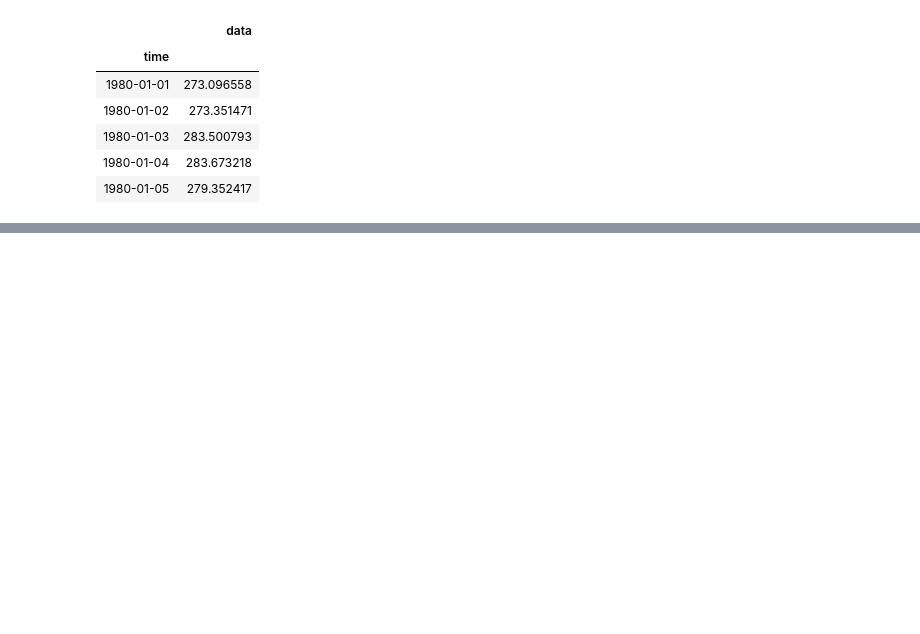
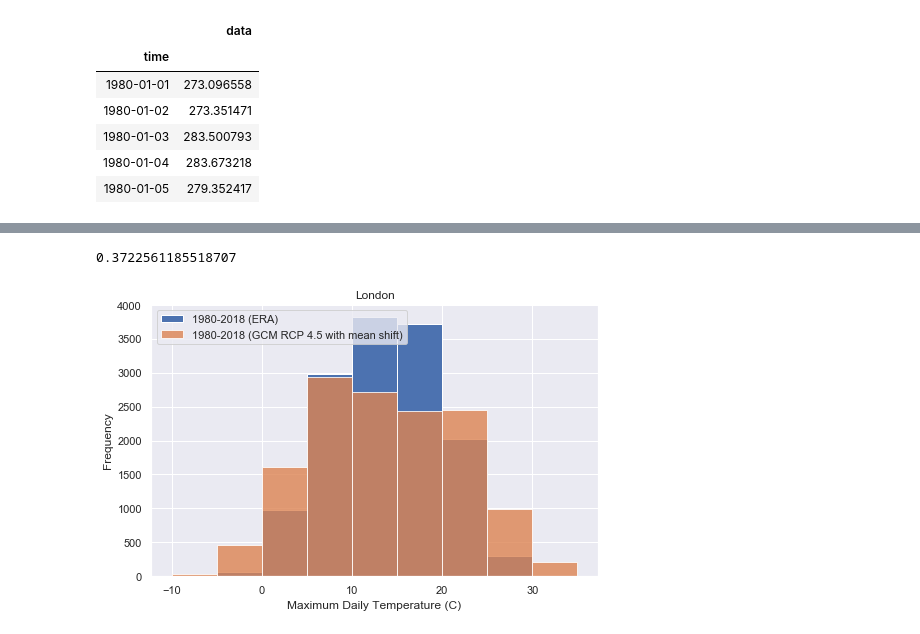
Before and after one commit to raghul-parthipan/urban-climate-downloader, a Jupyter notebook: Week_1.ipynb, the cells around one changed output, grey strips where cells are left out. Drawn from its saved outputs; the diff is of its cells as text; code cells hidden in the pictures; blank space fills up the shorter version.

```diff
--- a/Week_1.ipynb
+++ b/Week_1.ipynb
@@ -79,0 +158,41 @@ plt.show()
+# %%
+#calculate the mean of all the observed data
+
+mean_observed = df_era['temp_celcius'].mean()
+
+#calculate the mean of the rcp45 data for the same period
+
+gcm_ref = df_gcm.iloc[:len(df_era.index),:]
+
+mean_gcm_ref = gcm_ref['temp_celcius'].mean()
+
+#difference in temp
+
+diff = mean_gcm_ref - mean_observed
+
+df_gcm['corrected'] = df_gcm['temp_celcius'] - diff
+
+diff
+# %% [output]
+0.3722561185518707
+# %%
+#test on the reference period
+df_period1_era = df_era['1980-01-01':'2017-12-31']
+df_period1_gcm = df_gcm['1980-01-01':'2017-12-31']
+
+
+fig = plt.figure(figsize = (8,5))
+
+mybins = np.arange(-10,40,5)
+plt.hist(df_period1_era.temp_celcius, label = '1980-2018 (ERA)', alpha = 1, bins=mybins)
+plt.hist(df_period1_gcm.corrected, label = '1980-2018 (GCM RCP 4.5 with mean shift)', alpha = 0.8, bins = mybins)
+#plt.hist(df_period1_gcm.temp_celcius, label = '1980-2018 (uncorrected GCM)', alpha = 0.4, bins = mybins)
+
+
+plt.ylabel('Frequency')
+plt.xlabel('Maximum Daily Temperature (C)')
+plt.title('London')
+plt.legend(loc = 'upper left')
+plt.show()
+# %% [output]
+[figure, added]
```
Also changed, not shown: parts of 10 cells of this notebook.
